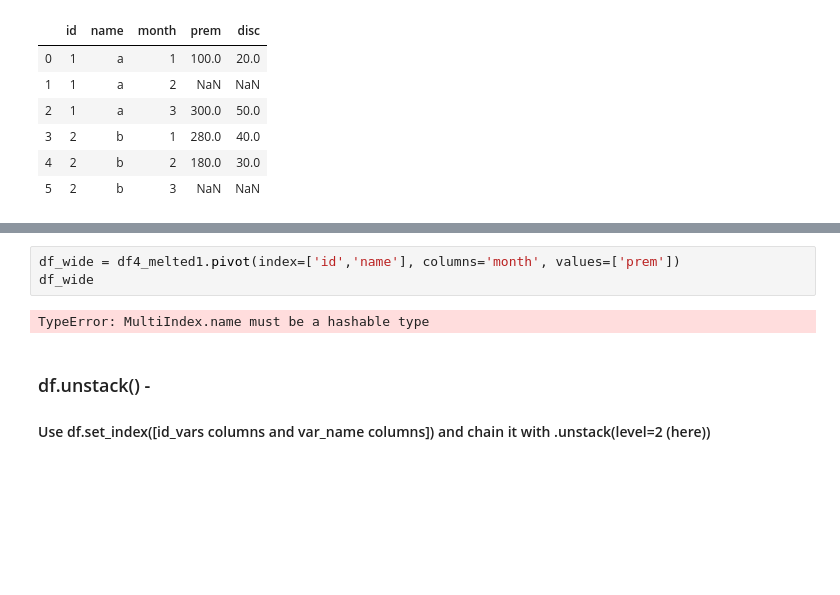
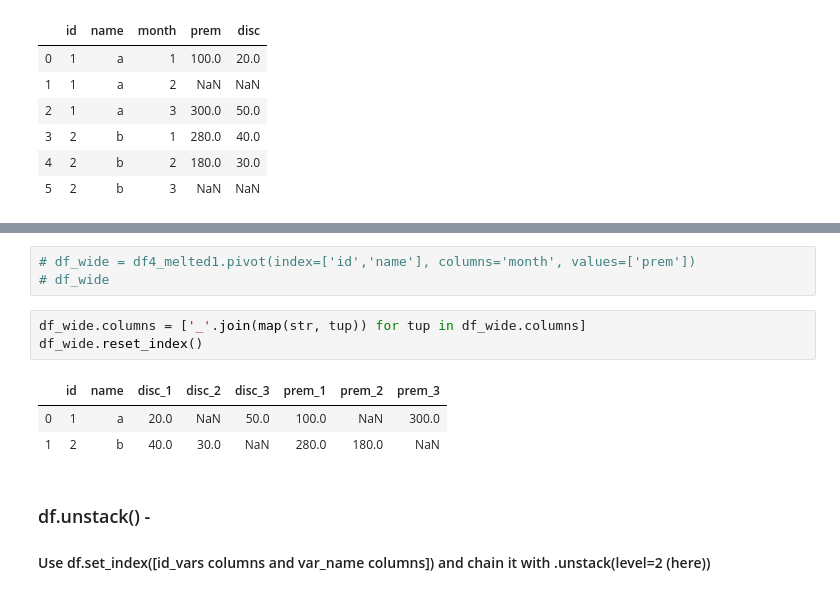
Before and after one commit to AbhishekKumar-0311/Machine-Learning-with-Python, a Jupyter notebook: Pandas/Reshaping_DataFrame.ipynb, the cells around one changed output, grey strips where cells are left out. Cells and saved outputs as stored; diff of their text form; blank space fills up the shorter version.

```diff
--- a/Pandas/Reshaping_DataFrame.ipynb
+++ b/Pandas/Reshaping_DataFrame.ipynb
@@ -227,8 +244,13 @@ Index(['prem', 'disc'], dtype='object')
 # %%
-df_wide = df4_melted1.pivot(index=['id','name'], columns='month', values=['prem'])
-df_wide
+# df_wide = df4_melted1.pivot(index=['id','name'], columns='month', values=['prem'])
+# df_wide
-# %% [output]
-TypeError: MultiIndex.name must be a hashable type
+# %%
+df_wide.columns = ['_'.join(map(str, tup)) for tup in df_wide.columns]
+df_wide.reset_index()
+# %% [output]
+|  | id | name | disc_1 | disc_2 | disc_3 | prem_1 | prem_2 | prem_3 |
+| 0 | 1 | a | 20.0 | NaN | 50.0 | 100.0 | NaN | 300.0 |
+| 1 | 2 | b | 40.0 | 30.0 | NaN | 280.0 | 180.0 | NaN |
 # %% [markdown]
 ### df.unstack() -
 #### Use df.set_index([id_vars columns and var_name columns]) and chain it with .unstack(level=2 (here))
```
Also changed, not shown: parts of 6 cells of this notebook.
